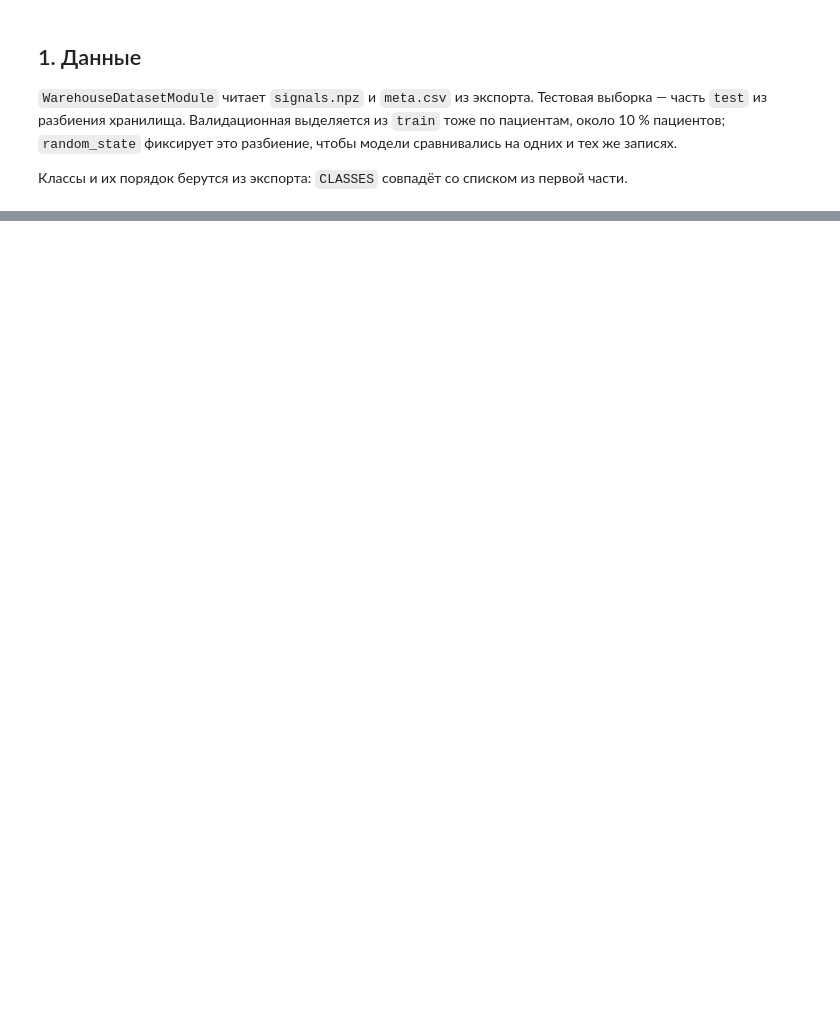
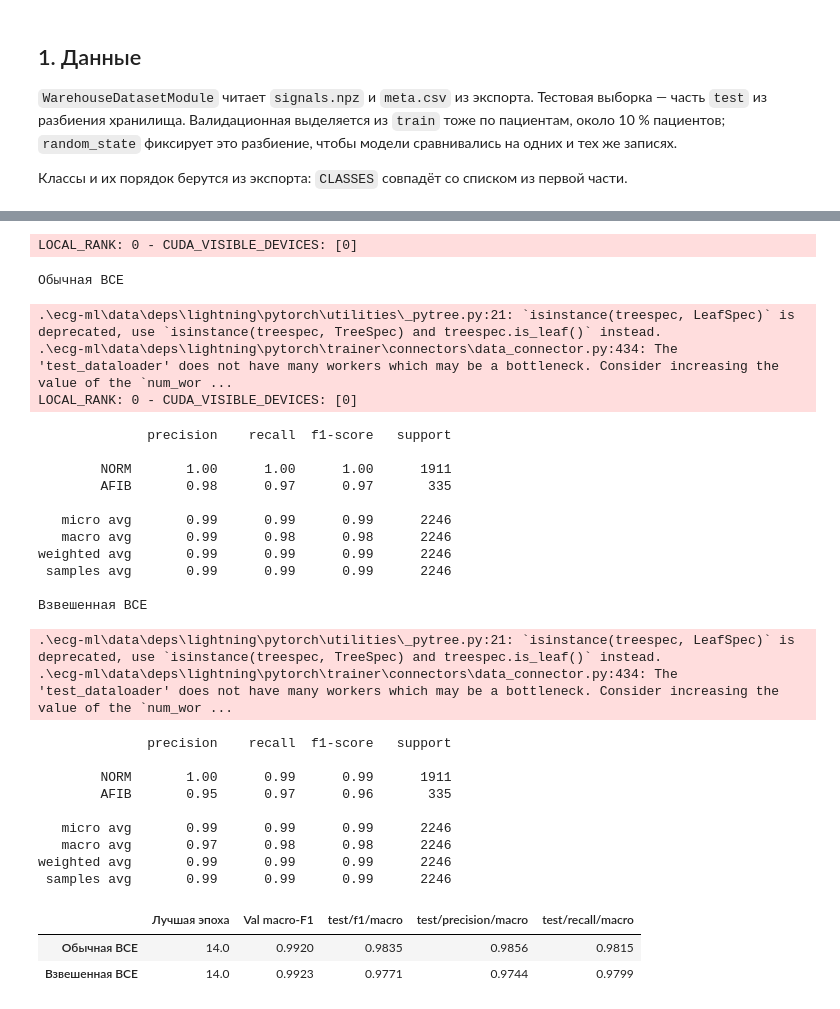
Before and after one commit to 4elodoy-Molovek/ecg-labwork, a Jupyter notebook: ecg-ml/notebooks/lab_training.ipynb, the cells around one changed output, grey strips where cells are left out. Saved outputs shown, nothing was run; the diff lists cells and outputs as text; code cells hidden in the pictures; blank space fills up the shorter version.

```diff
--- a/ecg-ml/notebooks/lab_training.ipynb
+++ b/ecg-ml/notebooks/lab_training.ipynb
@@ -136,0 +219,40 @@ trainer.test(
+# %%
+test_results = {}
+for name, (trainer, model, _, _) in runs.items():
+    print(name)
+    test_results[name], = trainer.test(model, datamodule=datamodule, verbose=False)
+
+test = pd.DataFrame(test_results).T
+comparison = validation.join(test[["test/f1/macro", "test/precision/macro", "test/recall/macro"]])
+display(comparison.round(4))
+# %% [output]
+LOCAL_RANK: 0 - CUDA_VISIBLE_DEVICES: [0]
+Обычная BCE
+.\ecg-ml\data\deps\lightning\pytorch\utilities\_pytree.py:21: `isinstance(treespec, LeafSpec)` is deprecated, use `isinstance(treespec, TreeSpec) and treespec.is_leaf()` instead.
+.\ecg-ml\data\deps\lightning\pytorch\trainer\connectors\data_connector.py:434: The 'test_dataloader' does not have many workers which may be a bottleneck. Consider increasing the value of the `num_wor ...
+LOCAL_RANK: 0 - CUDA_VISIBLE_DEVICES: [0]
+              precision    recall  f1-score   support
+
+        NORM       1.00      1.00      1.00      1911
+        AFIB       0.98      0.97      0.97       335
+
+   micro avg       0.99      0.99      0.99      2246
+   macro avg       0.99      0.98      0.98      2246
+weighted avg       0.99      0.99      0.99      2246
+ samples avg       0.99      0.99      0.99      2246
+
+Взвешенная BCE
+.\ecg-ml\data\deps\lightning\pytorch\utilities\_pytree.py:21: `isinstance(treespec, LeafSpec)` is deprecated, use `isinstance(treespec, TreeSpec) and treespec.is_leaf()` instead.
+.\ecg-ml\data\deps\lightning\pytorch\trainer\connectors\data_connector.py:434: The 'test_dataloader' does not have many workers which may be a bottleneck. Consider increasing the value of the `num_wor ...
+              precision    recall  f1-score   support
+
+        NORM       1.00      0.99      0.99      1911
+        AFIB       0.95      0.97      0.96       335
+
+   micro avg       0.99      0.99      0.99      2246
+   macro avg       0.97      0.98      0.98      2246
+weighted avg       0.99      0.99      0.99      2246
+ samples avg       0.99      0.99      0.99      2246
+|  | Лучшая эпоха | Val macro-F1 | test/f1/macro | test/precision/macro | test/recall/macro |
+| Обычная BCE | 14.0 | 0.9920 | 0.9835 | 0.9856 | 0.9815 |
+| Взвешенная BCE | 14.0 | 0.9923 | 0.9771 | 0.9744 | 0.9799 |
```
Also changed, not shown: parts of 28 cells of this notebook.
